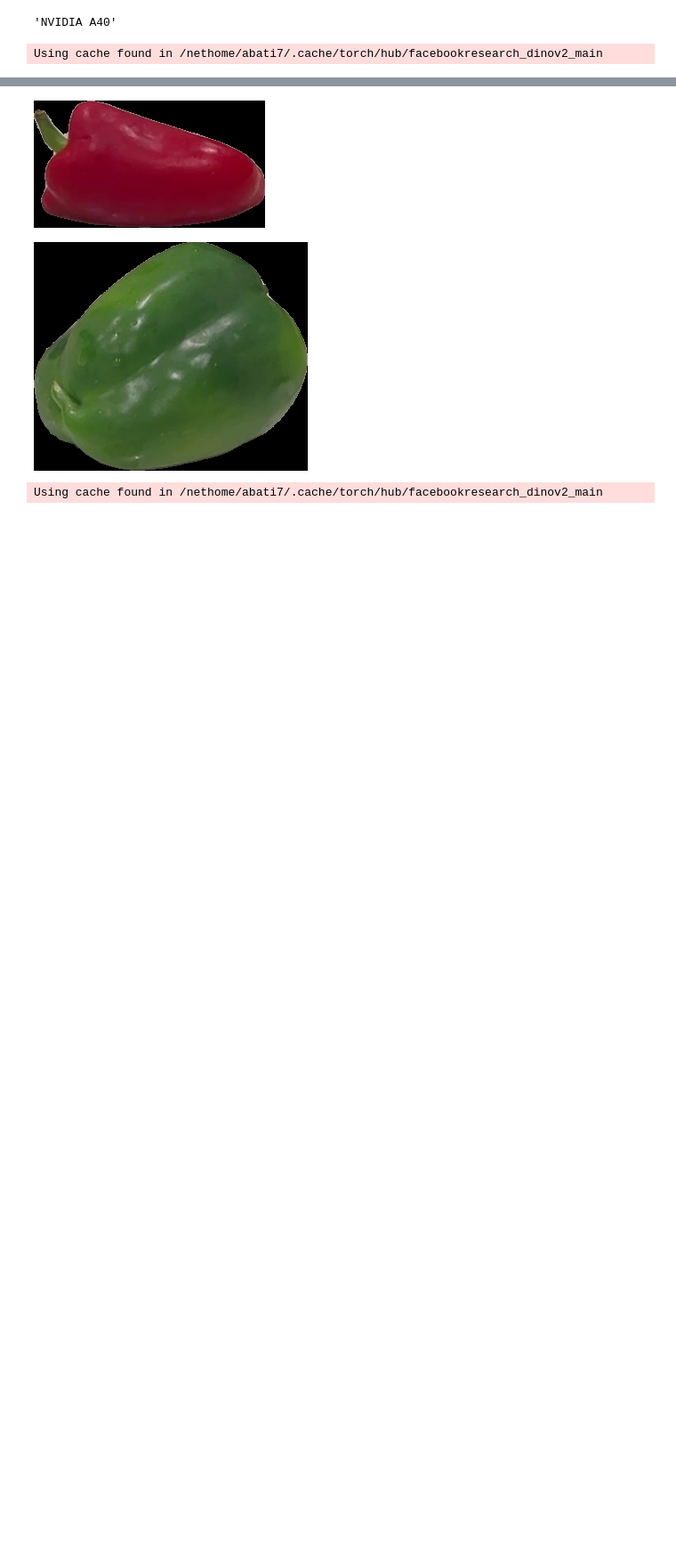
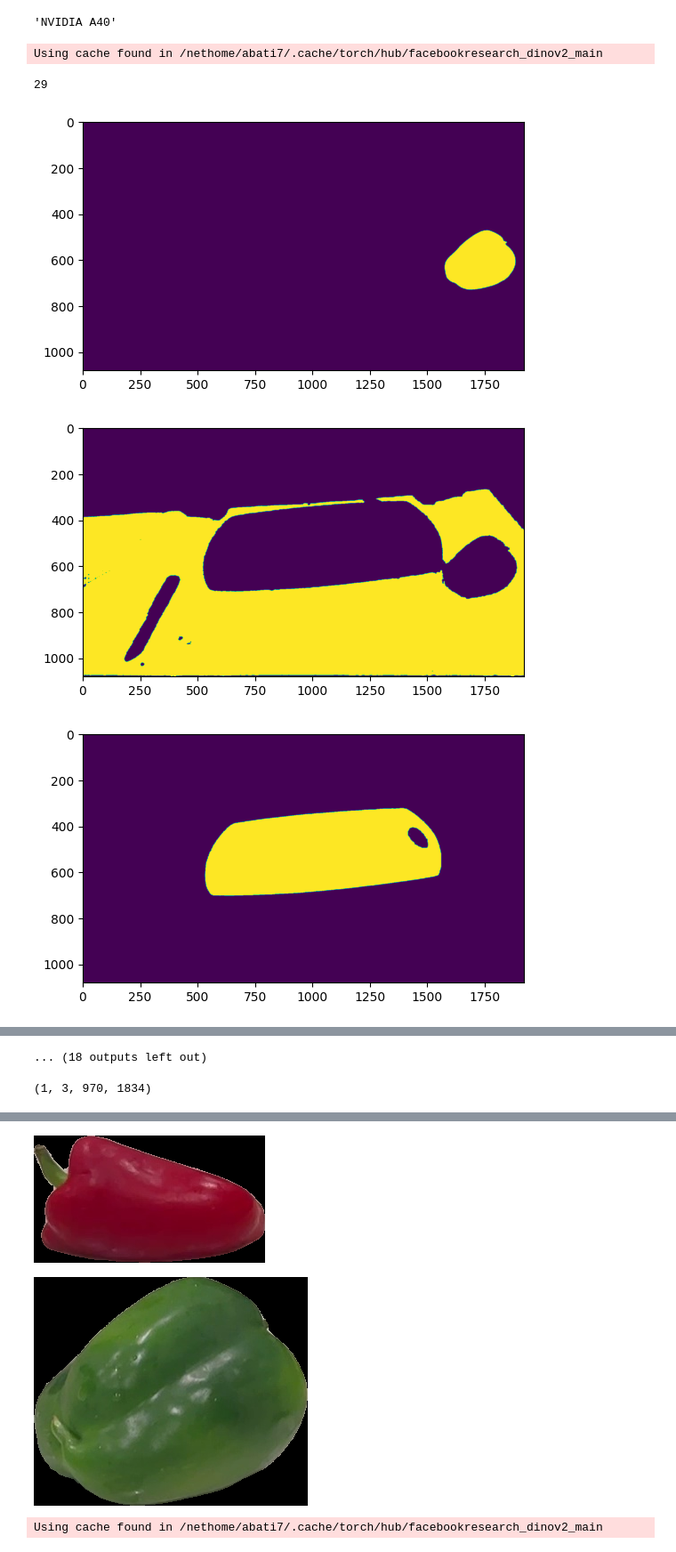
Before and after one commit to mimic-labs/mimic_demo, a Jupyter notebook: matching.ipynb, the cells around one changed output, grey strips where cells are left out. Shown at 89% size. Saved outputs shown, nothing was run; the diff lists cells and outputs as text; code cells hidden in the pictures; blank space fills up the shorter version.

```diff
--- a/matching.ipynb
+++ b/matching.ipynb
@@ -247,7 +251,7 @@ def match_ref_and_query(query_embeddings, reference_embeddings):
     # self.matched_query_patch_embeddings = self.query_patch_embeddings[matched_query_masks_idx, :, :]
     return matched_ref_masks_idx
 # %%
-image_path = "images/second.jpg"
+image_path = "images/current_vid_0.jpg"
 image = Image.open(image_path)
 # render_patch_pca(dinov2,
 #                  image=image,
@@ -257,5 +261,16 @@ image = Image.open(image_path)
 #                  apply_opening=DEFAULT_APPLY_OPENING,
 #                  apply_closing=DEFAULT_APPLY_CLOSING)
 # %%
+pts = torch.tensor([[[750, 850], [1250,680]]])
 masks2 = generate_masks(mask_predictor, prompted_predictor, image_path) # get all masks in image2
-# masks2 = np.array([mask['segmentation'] for mask in masks2])
+masks2 = np.array([mask['segmentation'] for mask in masks2])
+# %%
+print(len(masks2))
+for x in masks2:
+    plt.imshow(x)
+    plt.show()
+# %% [output]
+29
+[figure, added]
+[figure, added]
+[figure, added]
@@ -261,0 +285,7 @@ masks2 = generate_masks(mask_predictor, prompted_predictor, image_path) # get al
+... (18 outputs left out)
+# %%
+# np.array([mask['segmentation'] for mask in masks2]).shape
+masks2 = masks2 if len(masks2.shape)==4 else masks2[None,:,:,:]
+masks2.shape
+# %% [output]
+(1, 3, 970, 1834)
```
Also changed, not shown: parts of 8 cells of this notebook, 4 other files.
